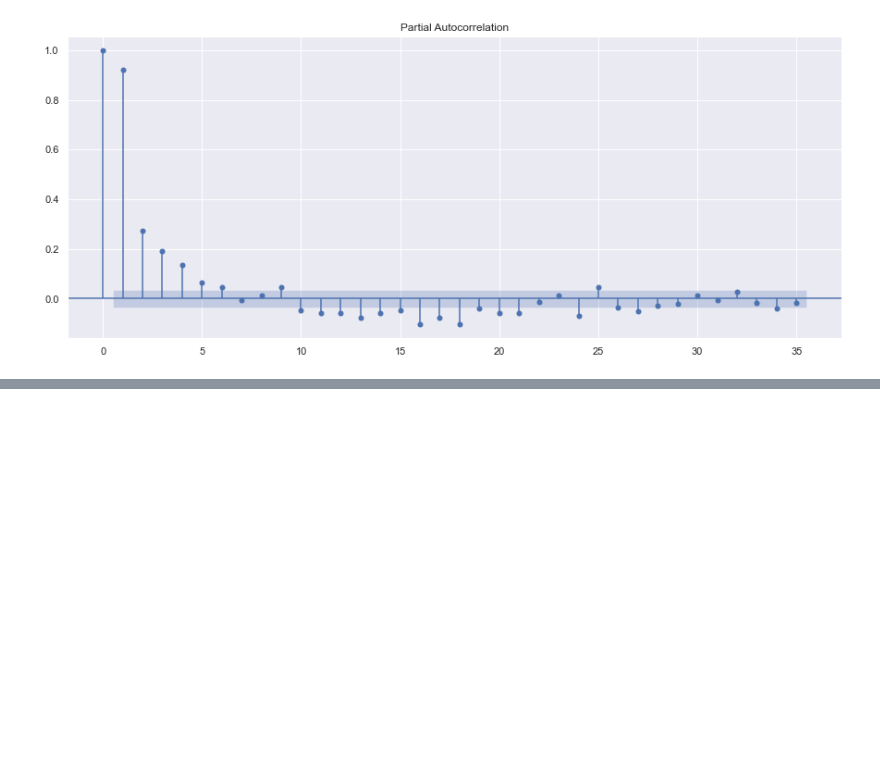
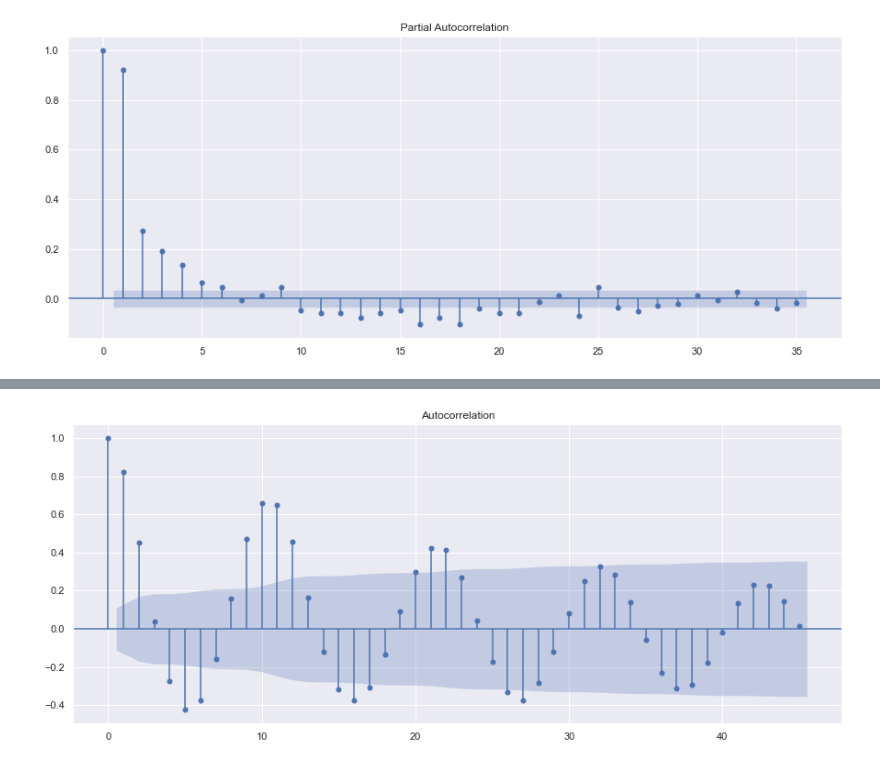
Before and after one commit to hernandesmjunior/Python-Series-Temporais, a Jupyter notebook: Curso de Séries Temporais com Python - Prof Luciano Galdino/Fundamentos de Séries Temporais/Autocorrelacao.ipynb, the cells around one changed output, grey strips where cells are left out. Drawn from its saved outputs; the diff is of its cells as text; code cells hidden in the pictures; blank space fills up the shorter version.

```diff
--- a/Curso de Séries Temporais com Python - Prof Luciano Galdino/Fundamentos de Séries Temporais/Autocorrelacao.ipynb
+++ b/Curso de Séries Temporais com Python - Prof Luciano Galdino/Fundamentos de Séries Temporais/Autocorrelacao.ipynb
@@ -81,0 +126,5 @@ plt.show()
+# %%
+plot_acf(serie3, lags=45)
+plt.show()
+# %% [output]
+[figure, added]
```
Also changed, not shown: parts of 7 cells of this notebook.
